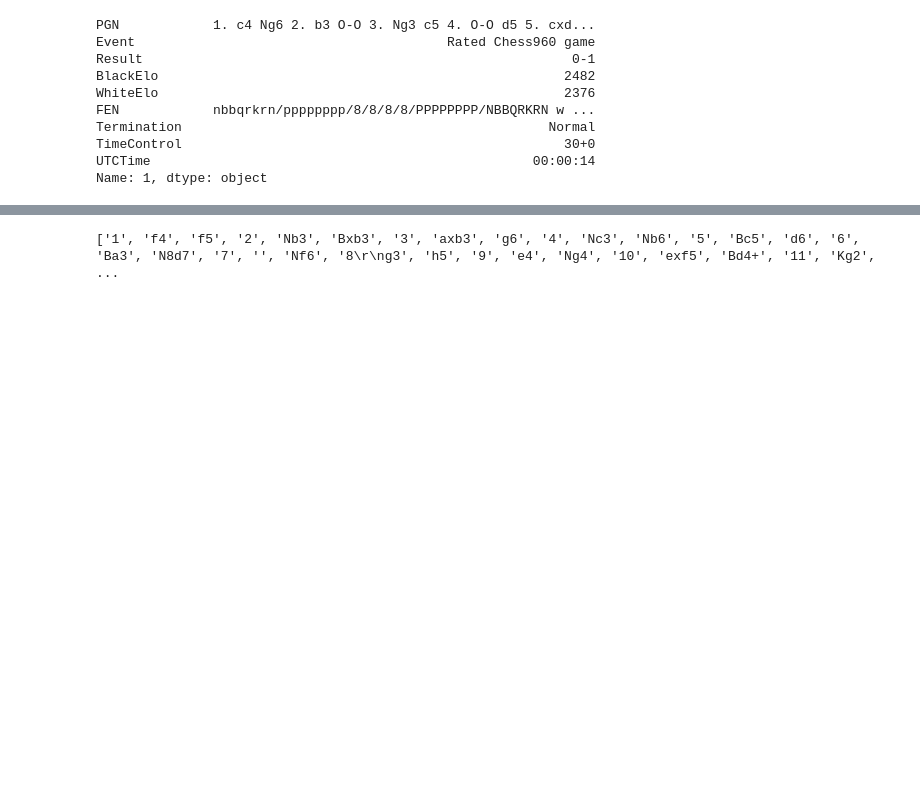
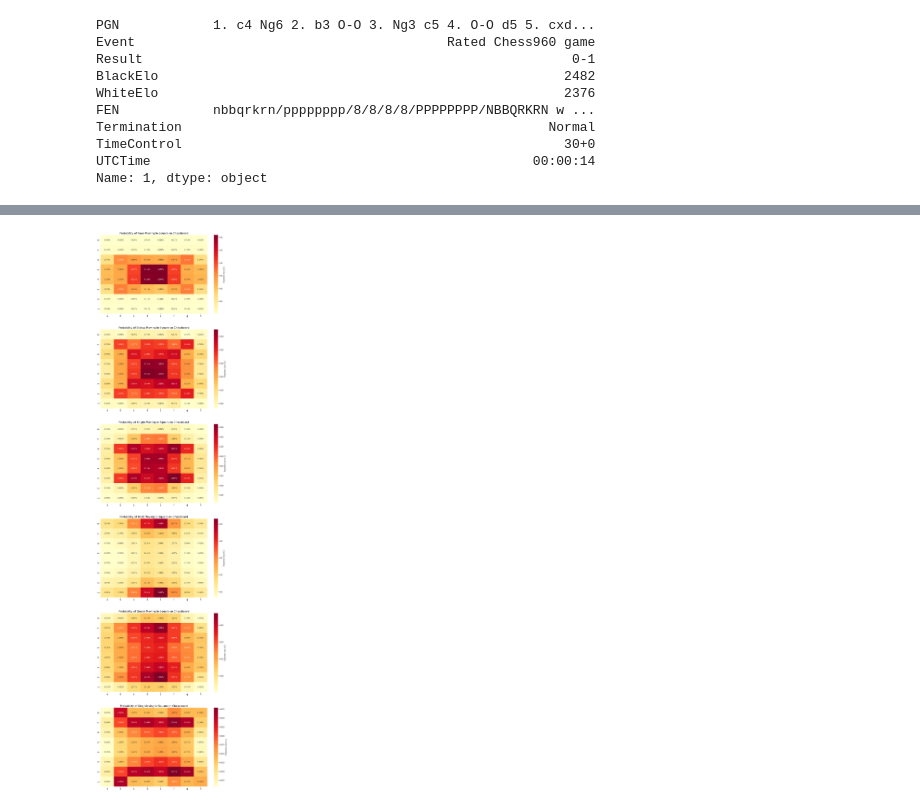
Before and after one commit to DennisVNilsson/Chess-Visulization-And-Analysis, a Jupyter notebook: Analysation and visulization chess960.ipynb, the cells around one changed output, grey strips where cells are left out. Saved outputs shown, nothing was run; the diff lists cells and outputs as text; code cells hidden in the pictures; blank space fills up the shorter version.

Commit message:
Initial heatmap created from march

```diff
--- a/Analysation and visulization chess960.ipynb
+++ b/Analysation and visulization chess960.ipynb
@@ -41,6 +45,8 @@ general_dist('Result')
 # Creating a heatmap visualizing the move tendencies requires us to, for every move in every game, count its' occurence.
 
 # Ignoring castling rights altogether.
+
+import re
 
 def prob_per_piece(games):
     prob_dict = {}
@@ -67,8 +73,30 @@ def prob_per_piece(games):
                 else:
                     current_move = current_move + char
                     continue
-        print(moves)
+        def filter_fun(variable):
+            pieces = ['P', 'B', 'N', 'R', 'Q', 'K']
+            pawn = ['a', 'b', 'c', 'd', 'e', 'f', 'g', 'h']
+            # conditional = ['\\', 'r']
+            if (bool(re.match('^(?=.*[0-9])(?=.*[a-zA-Z]$)', variable))) | (bool(re.search(r'(?<![^\s>])([0-9]+)\.', variable))):
+                return False
+            else:
+                return True
+        filtered_moves = filter(filter_fun ,moves)
+        for move in filtered_moves:
+            if move[0] in pieces: #find combination of coloumn and number
+                res = re.findall(r'[a-h]{1}[1-8]', move)
+                prob_dict[move[0]][res[0]] += 1
+            elif (move[0] in char_blacklist):
+                continue
+            else:
+                res = re.findall(r'[a-h]{1}[1-9]{1}', move)
+                prob_dict['P'][res[0]] += 1
 
-prob_per_piece(games_df[:1])
+    return prob_dict
+
+prob_dict = prob_per_piece(games_df)
+
+#([BKNPQR][ld][a-h][1-8])|((?:(?:[a-h][1-8]\s*){2})+)
+# pat = re.compile(r'^((?!--).)*$')
+# [i for i in List1 if pat.match(i)]
+# ( (bool(re.search(r'(?<![^\s>])([0-9]+)\.', variable))) & (not (bool(re.search(r'\\', variable)))) )
-# %% [output]
-['1', 'f4', 'f5', '2', 'Nb3', 'Bxb3', '3', 'axb3', 'g6', '4', 'Nc3', 'Nb6', '5', 'Bc5', 'd6', '6', 'Ba3', 'N8d7', '7', '', 'Nf6', '8\r\ng3', 'h5', '9', 'e4', 'Ng4', '10', 'exf5', 'Bd4+', '11', 'Kg2',  ...
@@ -74,0 +197,6 @@ prob_per_piece(games_df[:1])
+# %%
+prob_list = []
+prob_list.append(prob_dict)
+visualize_piece_prob(prob_list)
+# %% [output]
+[figure, added]
```
Also changed, not shown: parts of 2 cells of this notebook, 1 other file.
